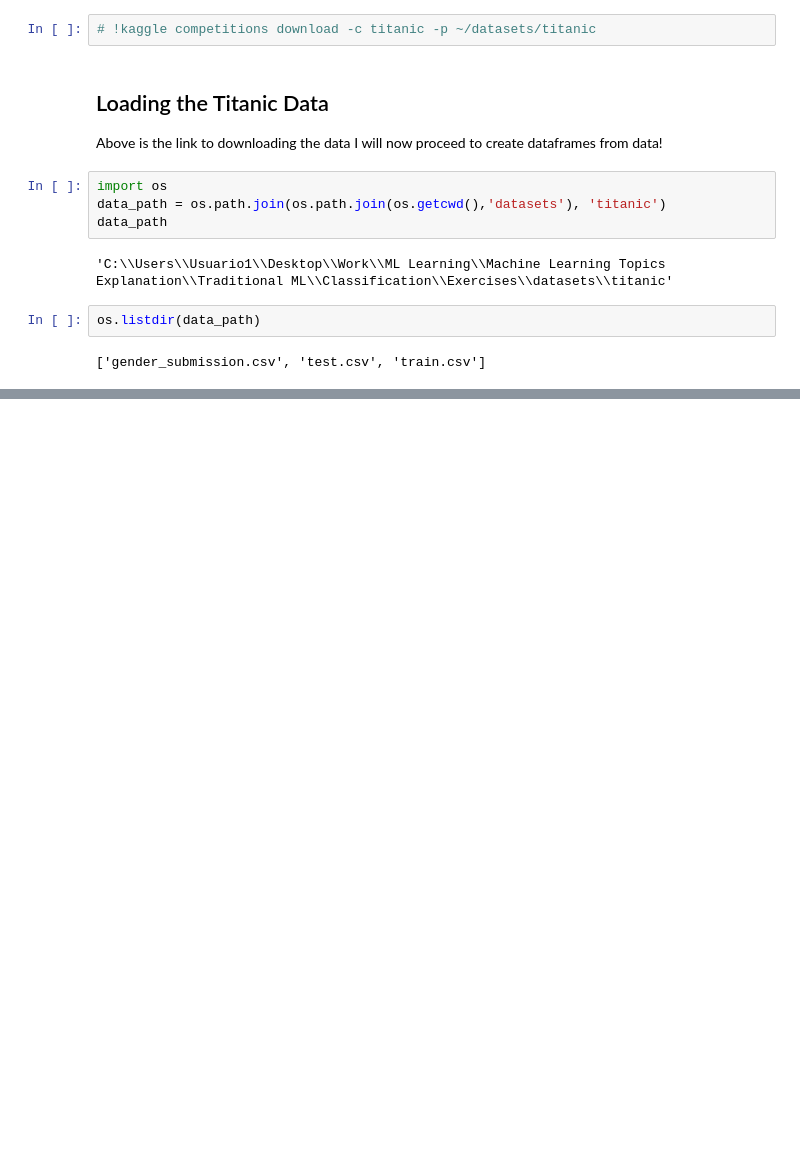
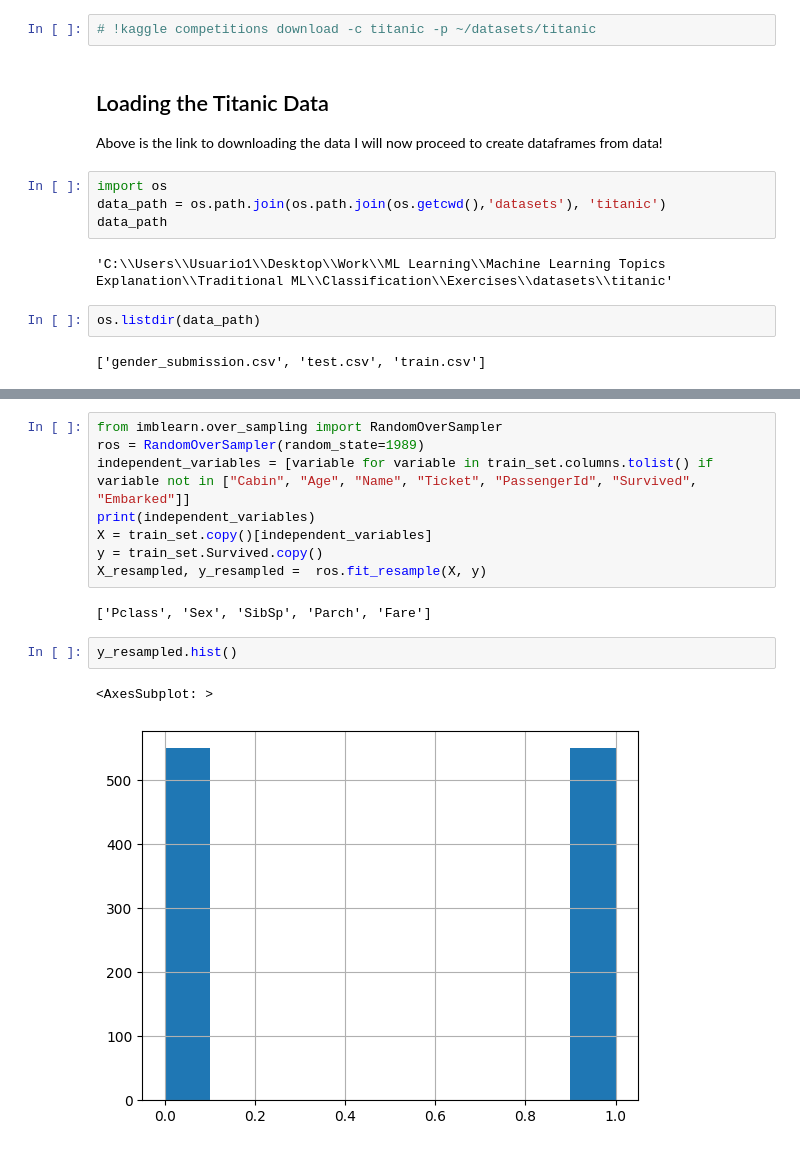
Before and after one commit to rod08018/Hands-on-ML, a Jupyter notebook: Traditional ML/Classification/Exercises/titanic_classifier.ipynb, the cells around one changed output, grey strips where cells are left out. Drawn from its saved outputs; the diff is of its cells as text; blank space fills up the shorter version.

```diff
--- a/Traditional ML/Classification/Exercises/titanic_classifier.ipynb
+++ b/Traditional ML/Classification/Exercises/titanic_classifier.ipynb
@@ -58,0 +116,15 @@ train_set.describe()
+# %%
+from imblearn.over_sampling import RandomOverSampler
+ros = RandomOverSampler(random_state=1989)
+independent_variables = [variable for variable in train_set.columns.tolist() if variable not in ["Cabin", "Age", "Name", "Ticket", "PassengerId", "Survived", "Embarked"]]
+print(independent_variables)
+X = train_set.copy()[independent_variables]
+y = train_set.Survived.copy()
+X_resampled, y_resampled =  ros.fit_resample(X, y)
+# %% [output]
+['Pclass', 'Sex', 'SibSp', 'Parch', 'Fare']
+# %%
+y_resampled.hist()
+# %% [output]
+<AxesSubplot: >
+[figure, added]
```
Also changed, not shown: parts of 16 cells of this notebook.
